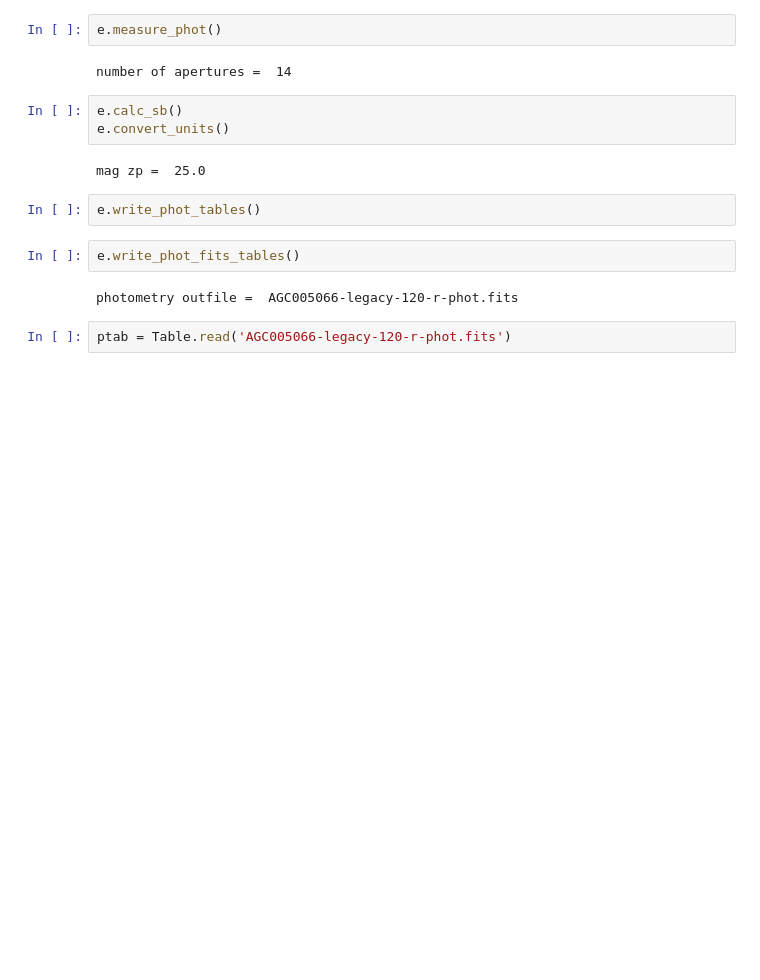
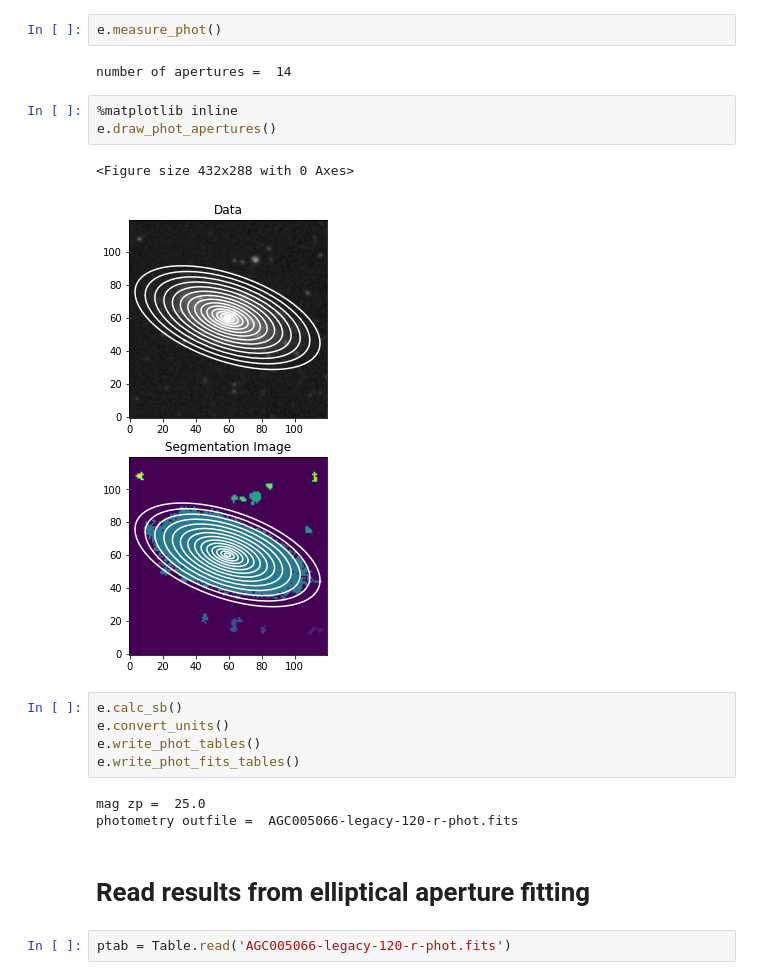
Before and after one commit to rfinn/APPSS, a Jupyter notebook: notebooks/download_wise_images.ipynb, the cells around one changed output. Drawn from its saved outputs; the diff is of its cells as text; blank space fills up the shorter version.

```diff
--- a/notebooks/download_wise_images.ipynb
+++ b/notebooks/download_wise_images.ipynb
@@ -230,17 +361,22 @@ e.get_ellipse_guess()
 e.measure_phot()
 # %% [output]
 number of apertures =  14
+# %%
+%matplotlib inline
+e.draw_phot_apertures()
+# %% [output]
+<Figure size 432x288 with 0 Axes>
+[figure, added]
 # %%
 e.calc_sb()
 e.convert_units()
+e.write_phot_tables()
+e.write_phot_fits_tables()
 # %% [output]
 mag zp =  25.0
+photometry outfile =  AGC005066-legacy-120-r-phot.fits
-# %%
-e.write_phot_tables()
-# %%
-e.write_phot_fits_tables()
-# %% [output]
-photometry outfile =  AGC005066-legacy-120-r-phot.fits
+# %% [markdown]
+# Read results from elliptical aperture fitting
 # %%
 ptab = Table.read('AGC005066-legacy-120-r-phot.fits')
 # %%
```
Also changed, not shown: parts of 38 cells of this notebook.
